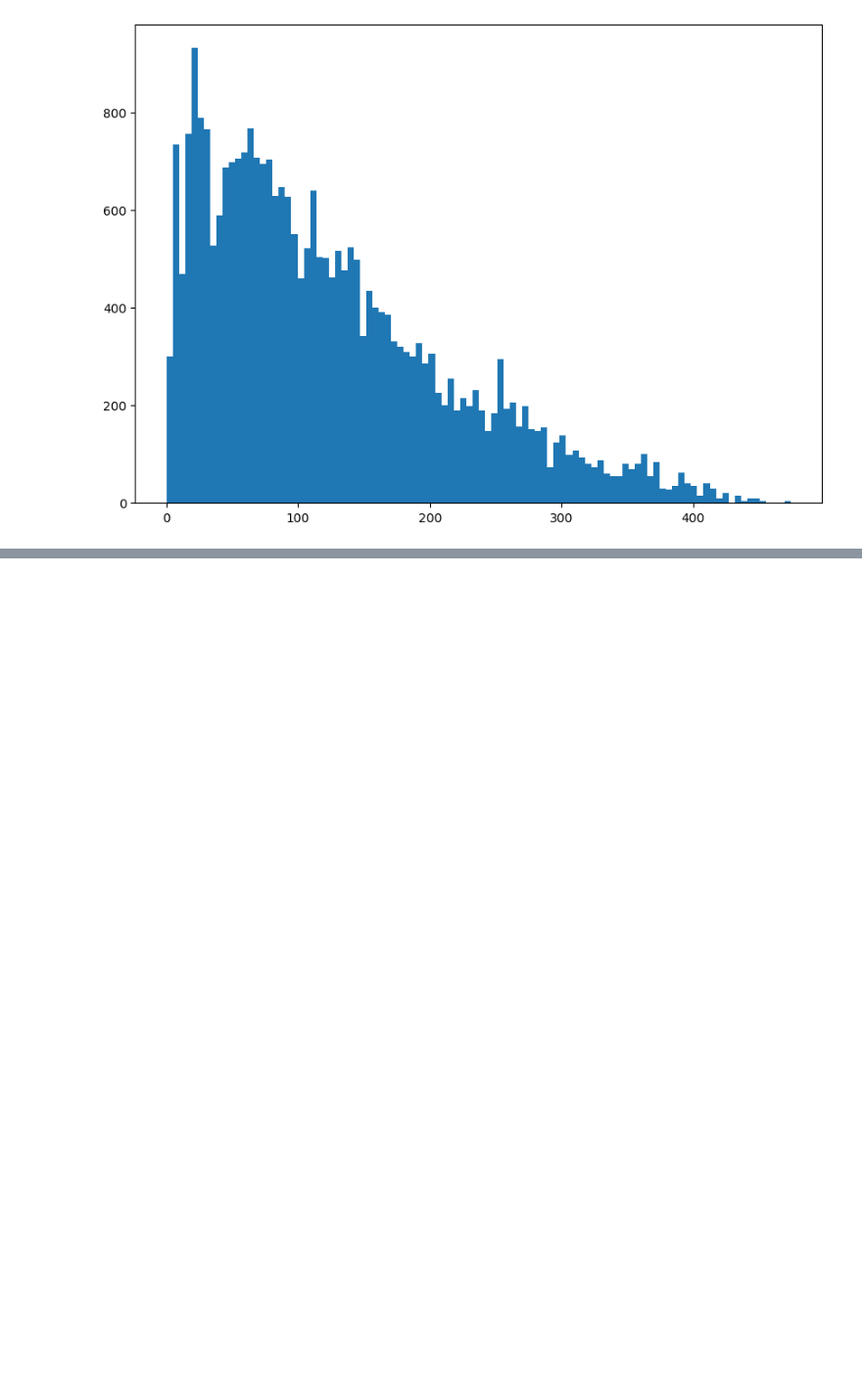
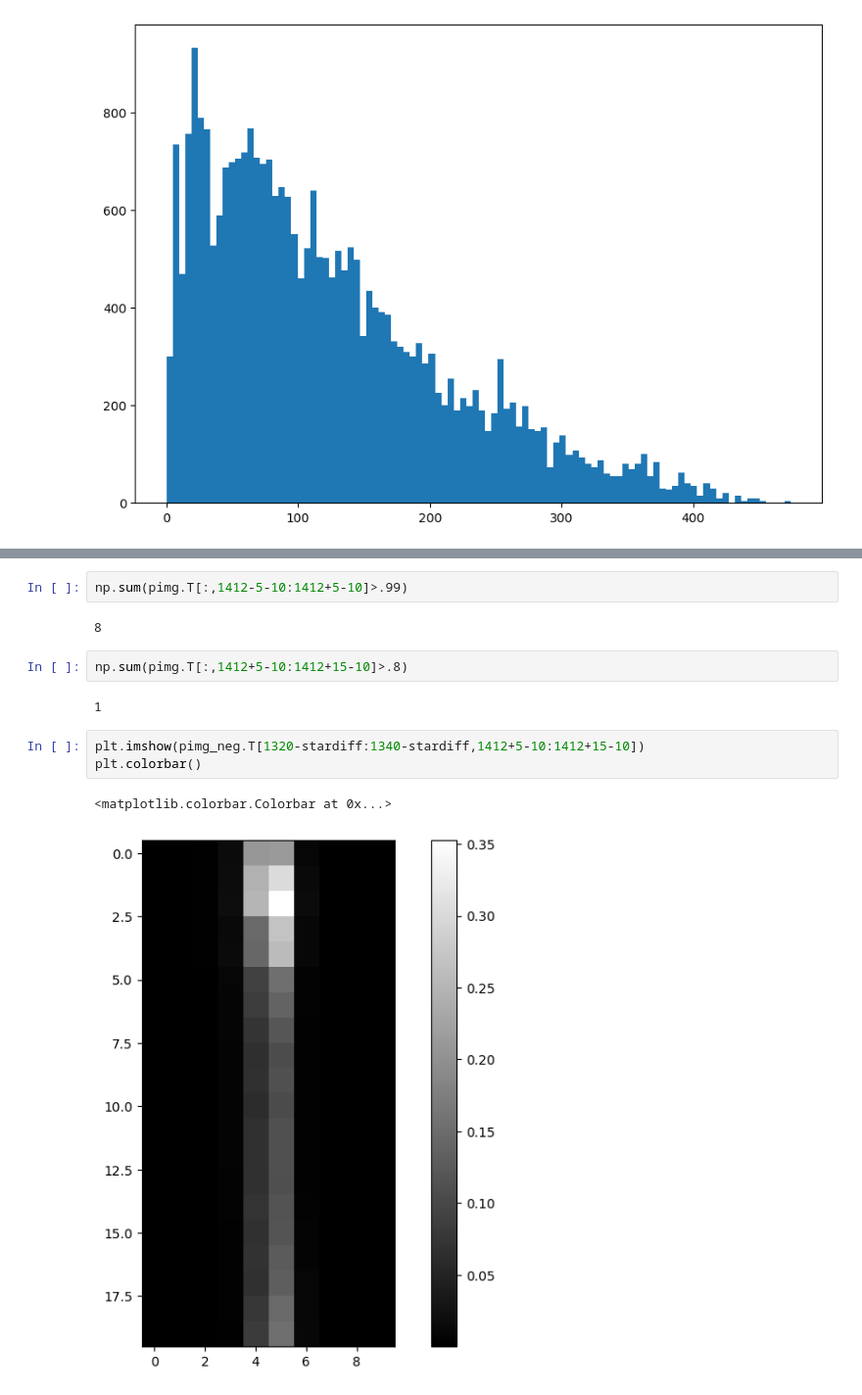
Before and after one commit to SHDaniels/Continuous-Readout-Image-Transient-Detection-with-CNNs, a Jupyter notebook: detectability_limits.ipynb, the cells around one changed output, grey strips where cells are left out. Shown at 98% size. Drawn from its saved outputs; the diff is of its cells as text; blank space fills up the shorter version.

```diff
--- a/detectability_limits.ipynb
+++ b/detectability_limits.ipynb
@@ -536,0 +799,14 @@ plt.hist(avgs, bins=100)
+# %%
+np.sum(pimg.T[:,1412-5-10:1412+5-10]>.99)
+# %% [output]
+8
+# %%
+np.sum(pimg.T[:,1412+5-10:1412+15-10]>.8)
+# %% [output]
+1
+# %%
+plt.imshow(pimg_neg.T[1320-stardiff:1340-stardiff,1412+5-10:1412+15-10])
+plt.colorbar()
+# %% [output]
+<matplotlib.colorbar.Colorbar at 0x...>
+[figure, added]
```
Also changed, not shown: parts of 158 cells of this notebook, 12 other files.
